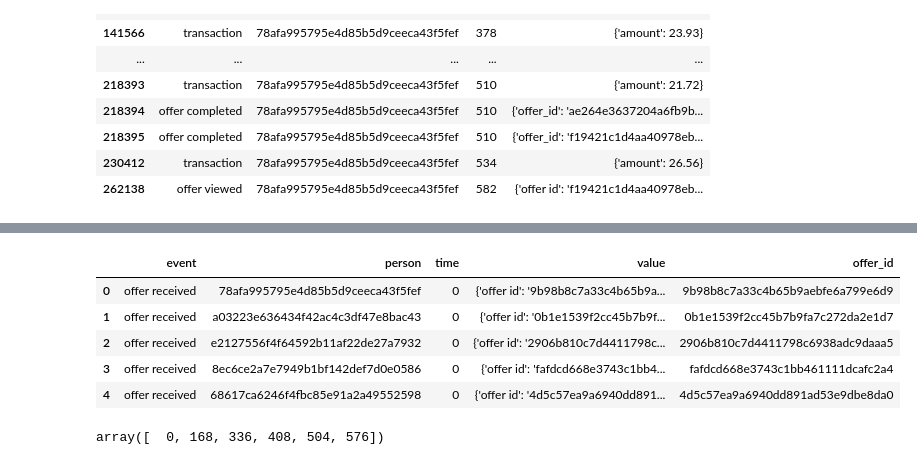
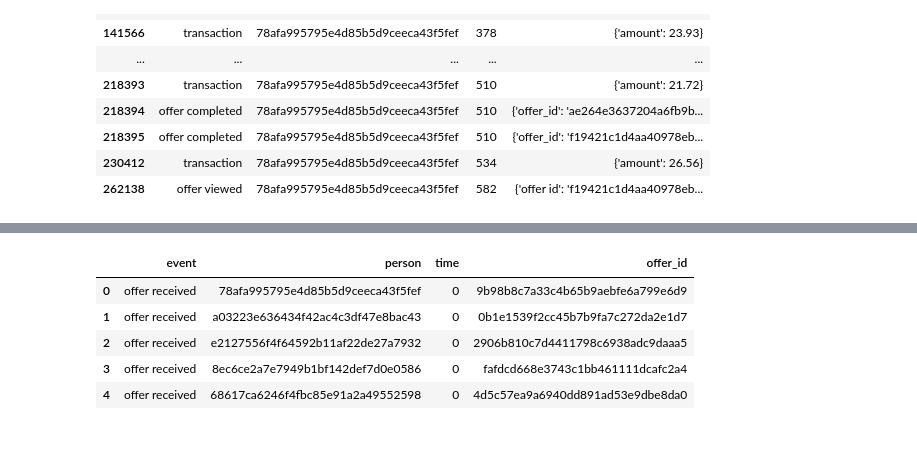
Before and after one commit to nandinihegde/Starbucks_Capstone_project, a Jupyter notebook: Starbucks_Capstone_notebook.ipynb, the cells around one changed output, grey strips where cells are left out. Cells and saved outputs as stored; diff of their text form; code cells hidden in the pictures.

```diff
--- a/Starbucks_Capstone_notebook.ipynb
+++ b/Starbucks_Capstone_notebook.ipynb
@@ -277,21 +307,26 @@ transcript[transcript['person']=='78afa995795e4d85b5d9ceeca43f5fef']
 | 230412 | transaction | 78afa995795e4d85b5d9ceeca43f5fef | 534 | {'amount': 26.56} |
 | 262138 | offer viewed | 78afa995795e4d85b5d9ceeca43f5fef | 582 | {'offer id': 'f19421c1d4aa40978eb... |
 # %%
-def transcript_clean(transcript):
+def transcript_transform(transcript):
     '''
-    data cleaning the transcript dataframe, return usable dataframe need contain offer events
+    Transforming the profile dataframe into the required format for our modelling and analysis
 
     INPUT:
-    transcript - the transcript dataframe to be cleaned
+    transcript - the transcript dataframe to be transformed
 
     OUTPUT:
-    offer - the cleaned offer dataframe
+    transcript - the transformed transcript dataframe
 
     '''
-    # extract the rows that are related to offer action (e.g. offer received, offer viewed, offer completed)
-    offer = transcript[transcript['value'].apply(lambda x: True if ('offer id' in x) or ('offer_id' in x) else False)]
+    # extract the rows that are related to offer action (e.g. 'offer received', 'offer viewed', 'offer completed')
+    list_of_values = ['offer received', 'offer viewed', 'offer completed']
+
+    transcript =  transcript[transcript['event'].isin(list_of_values)]
 
     # extract the offer id from value column
-    offer['offer_id'] = offer['value'].apply(lambda x: x['offer id'] if ('offer id' in x) else x['offer_id'])
+    transcript['offer_id'] = transcript['value'].apply(lambda x: x['offer id'] if ('offer id' in x) else x['offer_id']
 
-    return offer
+     # drop the value column
+    transcript.drop(['value'], axis=1, inplace=True)
+
+    return transcript
@@ -305,0 +333,2 @@ See the caveats in the documentation: http://pandas.pydata.org/pandas-docs/stabl
+# %%
+transcript_df = transcript_transform(transcript)
@@ -306,14 +344,9 @@ See the caveats in the documentation: http://pandas.pydata.org/pandas-docs/stabl
 # %%
-transcript_cleandf.head()
+transcript_df.head()
 # %% [output]
-|  | event | person | time | value | offer_id |
-| 0 | offer received | 78afa995795e4d85b5d9ceeca43f5fef | 0 | {'offer id': '9b98b8c7a33c4b65b9a... | 9b98b8c7a33c4b65b9aebfe6a799e6d9 |
-| 1 | offer received | a03223e636434f42ac4c3df47e8bac43 | 0 | {'offer id': '0b1e1539f2cc45b7b9f... | 0b1e1539f2cc45b7b9fa7c272da2e1d7 |
-| 2 | offer received | e2127556f4f64592b11af22de27a7932 | 0 | {'offer id': '2906b810c7d4411798c... | 2906b810c7d4411798c6938adc9daaa5 |
-| 3 | offer received | 8ec6ce2a7e7949b1bf142def7d0e0586 | 0 | {'offer id': 'fafdcd668e3743c1bb4... | fafdcd668e3743c1bb461111dcafc2a4 |
-| 4 | offer received | 68617ca6246f4fbc85e91a2a49552598 | 0 | {'offer id': '4d5c57ea9a6940dd891... | 4d5c57ea9a6940dd891ad53e9dbe8da0 |
+|  | event | person | time | offer_id |
+| 0 | offer received | 78afa995795e4d85b5d9ceeca43f5fef | 0 | 9b98b8c7a33c4b65b9aebfe6a799e6d9 |
+| 1 | offer received | a03223e636434f42ac4c3df47e8bac43 | 0 | 0b1e1539f2cc45b7b9fa7c272da2e1d7 |
+| 2 | offer received | e2127556f4f64592b11af22de27a7932 | 0 | 2906b810c7d4411798c6938adc9daaa5 |
+| 3 | offer received | 8ec6ce2a7e7949b1bf142def7d0e0586 | 0 | fafdcd668e3743c1bb461111dcafc2a4 |
+| 4 | offer received | 68617ca6246f4fbc85e91a2a49552598 | 0 | 4d5c57ea9a6940dd891ad53e9dbe8da0 |
-# %%
-# check how many times the offer has sent
-transcript_cleandf[transcript_cleandf['event']=='offer received']['time'].unique()
-# %% [output]
-array([  0, 168, 336, 408, 504, 576])
```
Also changed, not shown: parts of 120 cells of this notebook, 22 other files.
